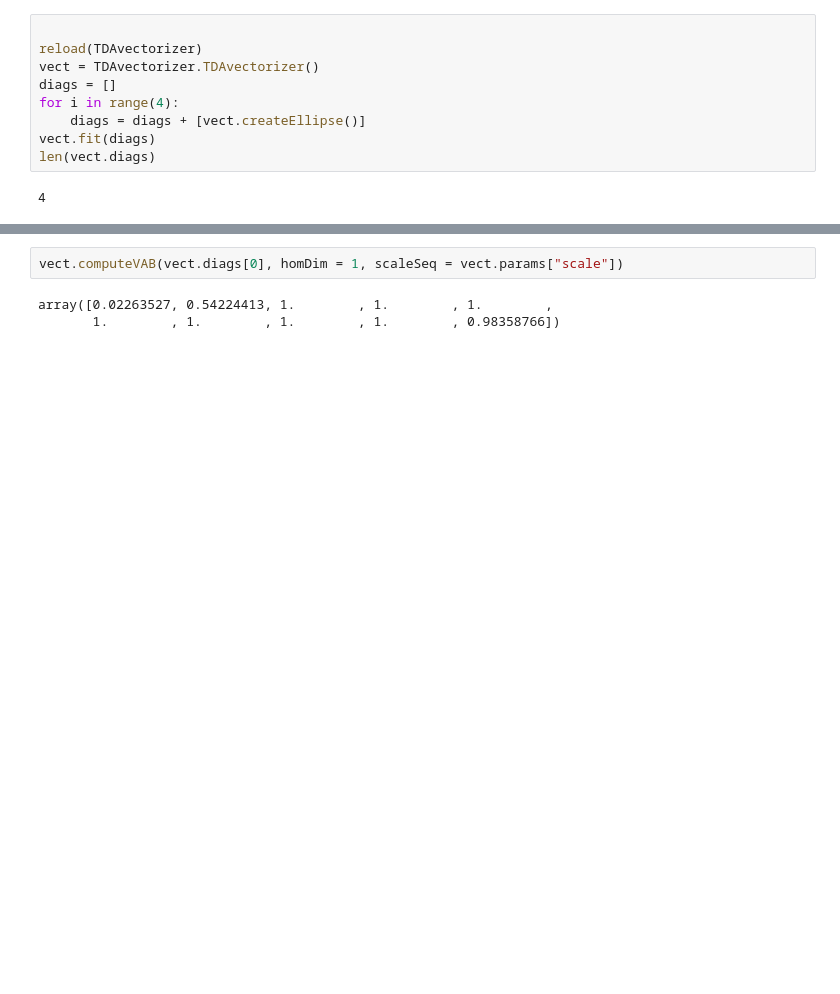
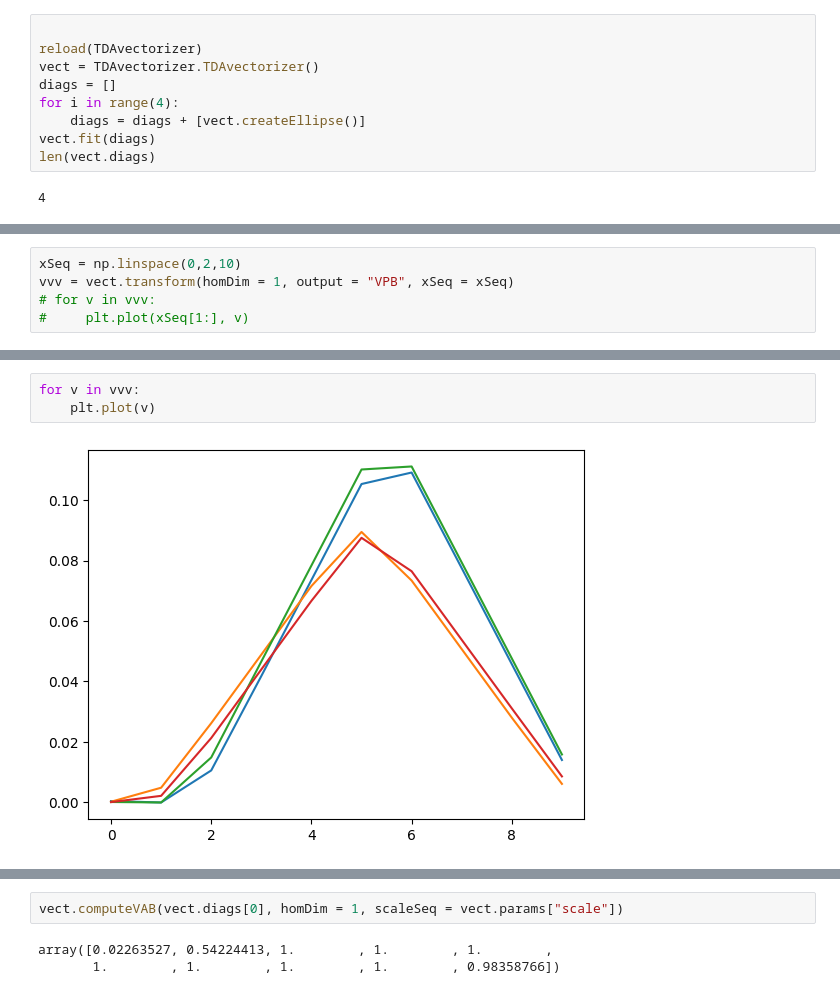
Before and after one commit to ALuchinsky/vpb_python, a Jupyter notebook: python/test_TDAvectorizer.ipynb, the cells around one changed output, grey strips where cells are left out. Saved outputs shown, nothing was run; the diff lists cells and outputs as text; blank space fills up the shorter version.

```diff
--- a/python/test_TDAvectorizer.ipynb
+++ b/python/test_TDAvectorizer.ipynb
@@ -22,0 +17,5 @@ VAB
+# %%
+xSeq = np.linspace(0,2,10)
+vvv = vect.transform(homDim = 1, output = "VPB", xSeq = xSeq)
+# for v in vvv:
+#     plt.plot(xSeq[1:], v)
@@ -22,0 +45,5 @@ VAB
+# %%
+for v in vvv:
+    plt.plot(v)
+# %% [output]
+[figure, added]
```
Also changed, not shown: parts of 6 cells of this notebook, 1 other file.
